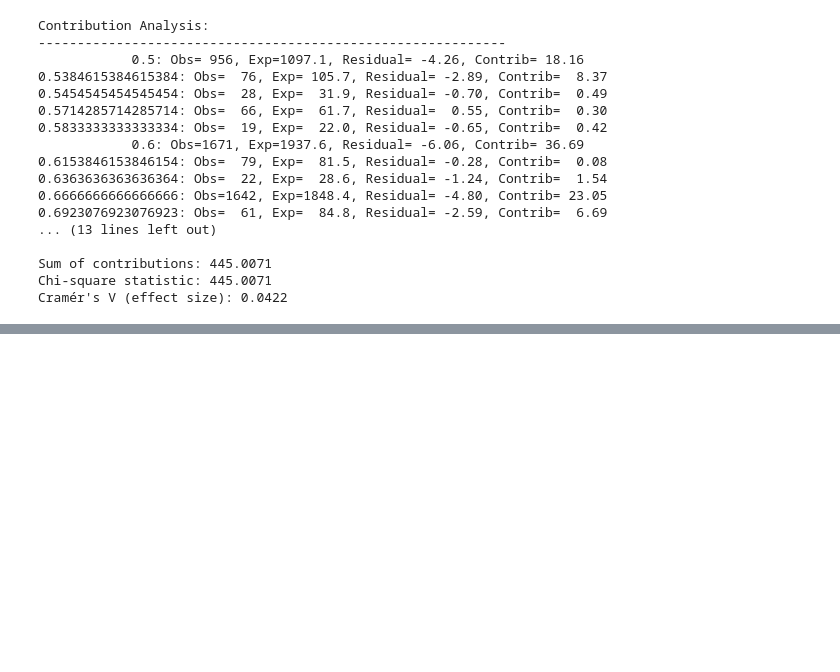
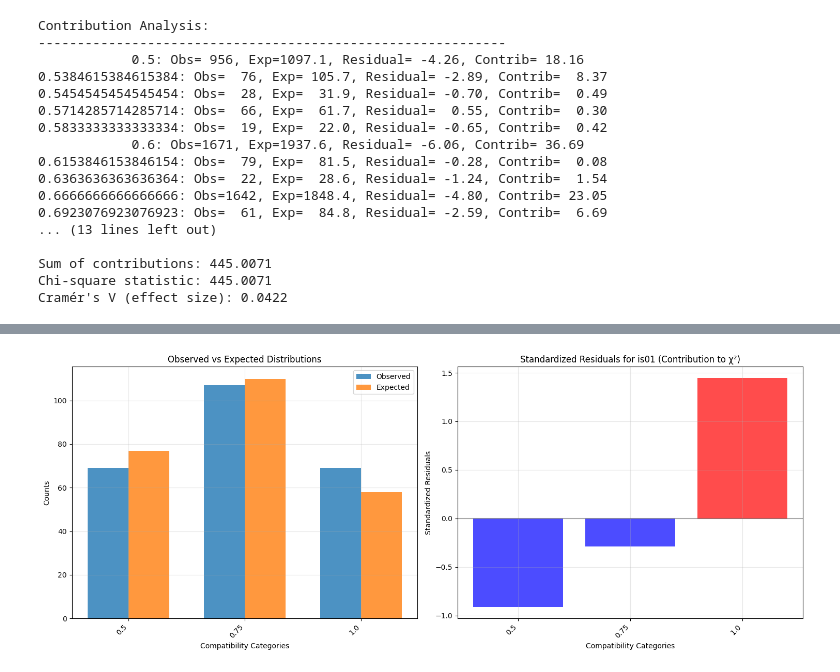
Before and after one commit to Urdatorn/responsio-accentuum, a Jupyter notebook: nb_significance.ipynb, the cells around one changed output, grey strips where cells are left out. Saved outputs shown, nothing was run; the diff lists cells and outputs as text; code cells hidden in the pictures; blank space fills up the shorter version.

```diff
--- a/nb_significance.ipynb
+++ b/nb_significance.ipynb
@@ -119,0 +105,91 @@ Cramér's V (effect size): 0.0422
+# %%
+import matplotlib.pyplot as plt
+import numpy as np
+from tqdm import tqdm
+
+from src.stats_comp import compatibility_play, compatibility_canticum
+from src.utils.utils import make_chisquare_test
+
+from results import victory_odes
+
+chisquare_dict = {}
+for responsion_attribute in tqdm(victory_odes):
+    if responsion_attribute[:2] == "ol":
+        all_comp_scores = compatibility_canticum('data/compiled/triads/ht_olympians_triads.xml', responsion_attribute)
+    elif responsion_attribute[:2] == "py":
+        all_comp_scores = compatibility_canticum('data/compiled/triads/ht_pythians_triads.xml', responsion_attribute)
+    elif responsion_attribute[:2] == "ne":
+        all_comp_scores = compatibility_canticum('data/compiled/triads/ht_nemeans_triads.xml', responsion_attribute)
+    elif responsion_attribute[:2] == "is":
+        all_comp_scores = compatibility_canticum('data/compiled/triads/ht_isthmians_triads.xml', responsion_attribute)
+
+    all_comp_baseline_scores = compatibility_play(f'data/compiled/baselines/triads/prose/baseline_prose_{responsion_attribute}.xml')
+
+    # Output
+    chi2_stat, degrees_of_freedom, p_value, sorted_keys, obs_counts, obs_total, exp_counts = make_chisquare_test(all_comp_scores, all_comp_baseline_scores)
+
+    # Convert NumPy types to native Python types INSIDE the loop
+    chisquare_dict[responsion_attribute] = (
+        float(chi2_stat),           # Convert np.float64 to float
+        int(degrees_of_freedom),    # Convert to int
+        float(p_value),            # Convert np.float64 to float
+        list(sorted_keys),          # Ensure it's a list
+        obs_counts.tolist(),       # Convert numpy array to list
+        int(obs_total),            # Convert np.int64 to int
+        exp_counts.tolist()        # Convert numpy array to list
+    )
+
+    # ------------------------------ #
+    # Visualize distributions        #
+    # ------------------------------ #
+
+    # Create figure with subplots
+    fig, (ax1, ax2) = plt.subplots(1, 2, figsize=(15, 6))
+
+    # Plot 1: Bar chart comparing observed vs expected
+    x_pos = np.arange(len(sorted_keys))
+    width = 0.35
+
+    bars1 = ax1.bar(x_pos - width/2, obs_counts, width, label='Observed', alpha=0.8)
+    bars2 = ax1.bar(x_pos + width/2, exp_counts, width, label='Expected', alpha=0.8)
+
+    ax1.set_xlabel('Compatibility Categories')
+    ax1.set_ylabel('Counts')
+    ax1.set_title(f'Observed vs Expected Distributions for {responsion_attribute}')
+    ax1.set_xticks(x_pos)
+    ax1.set_xticklabels(sorted_keys, rotation=45, ha='right')
+    ax1.legend()
+    ax1.grid(True, alpha=0.3)
+
+    # Plot 2: Residuals (contribution to chi-square)
+    residuals = (obs_counts - exp_counts) / np.sqrt(exp_counts)
+    colors = ['red' if r > 0 else 'blue' for r in residuals]
+
+    bars3 = ax2.bar(x_pos, residuals, color=colors, alpha=0.7)
+    ax2.set_xlabel('Compatibility Scores')
+    ax2.set_ylabel('Standardized Residuals')
+    ax2.set_title(f'Standardized Residuals for {responsion_attribute} (Contribution to χ²)')
+    ax2.set_xticks(x_pos)
+    ax2.set_xticklabels(sorted_keys, rotation=45, ha='right')
+    ax2.axhline(y=0, color='black', linestyle='-', alpha=0.3)
+    ax2.grid(True, alpha=0.3)
+
+    plt.tight_layout()
+    plt.savefig(f'media/significance/chisquare_{responsion_attribute}.png')
+
+
+
+
+
+
+
+# # Write to file with consistent formatting
+# with open("results.py", "a", encoding="utf-8") as f:
+#     f.write("\node_chisquare = {\n")
+#     for key, value in chisquare_dict.items():
+#         chi2_stat, dof, p_val, keys, obs, total, exp = value
+#         f.write(f"    '{key}': ({chi2_stat:.6f}, {dof}, {p_val:.2e}, "
+#                 f"{keys}, {obs}, {total}, {exp}),\n")
+#     f.write("}\n")
+# %% [output]
+[figure, added]
```
Also changed, not shown: parts of 3 cells of this notebook, 43 other files.
